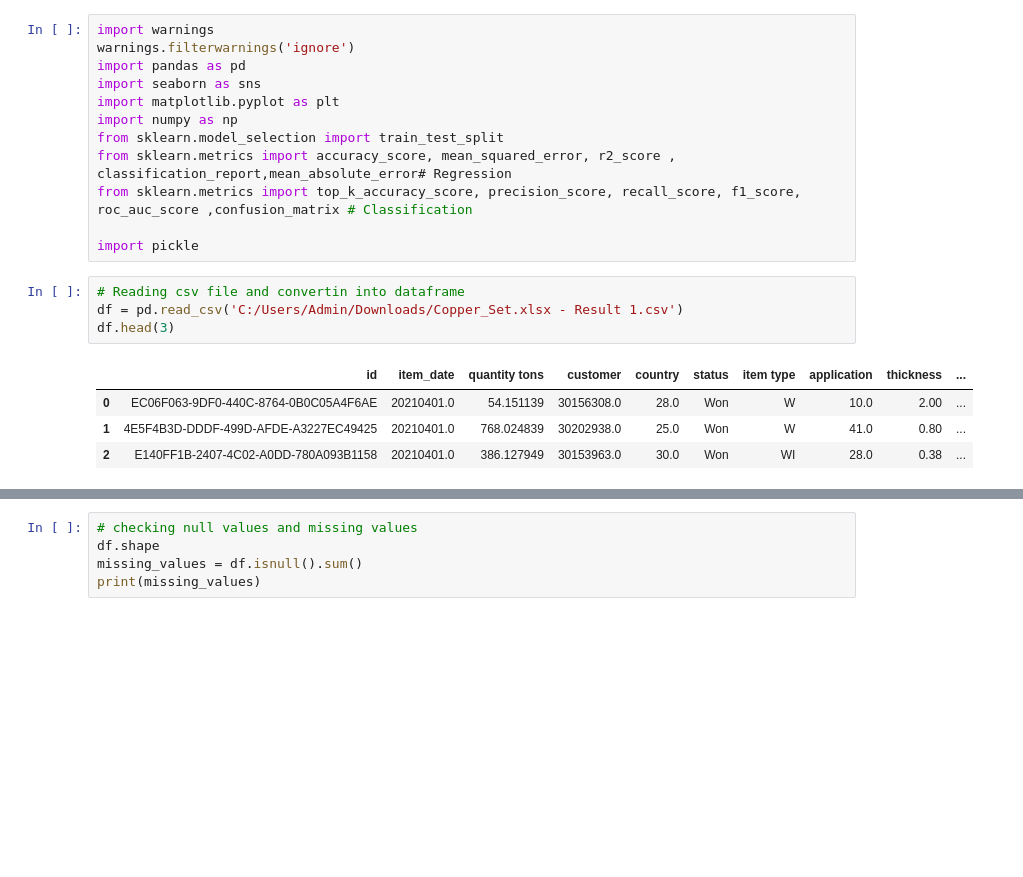
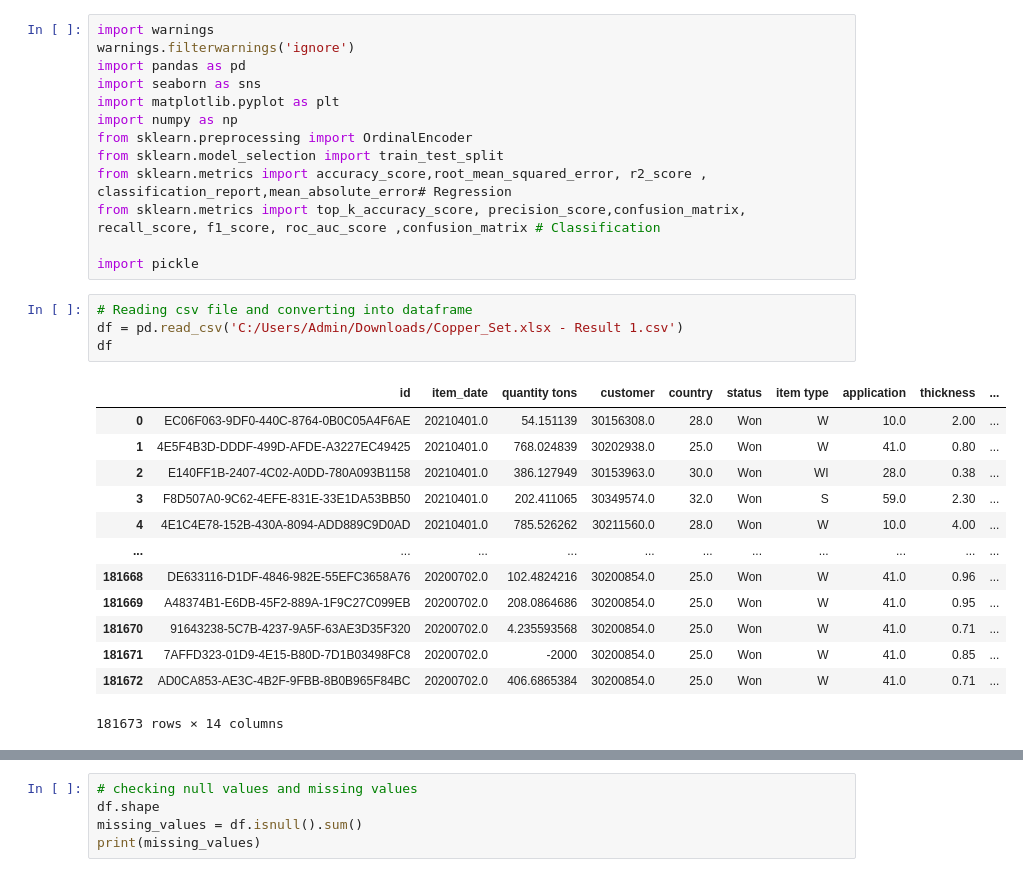
Before and after one commit to Sugumar-B/IndustrialCopperModeling, a Jupyter notebook: copper_modeling.ipynb, the cells around one changed output, grey strips where cells are left out. Cells and saved outputs as stored; diff of their text form; blank space fills up the shorter version.

```diff
--- a/copper_modeling.ipynb
+++ b/copper_modeling.ipynb
@@ -5,17 +5,27 @@ import pandas as pd
 import seaborn as sns
 import matplotlib.pyplot as plt
 import numpy as np
+from sklearn.preprocessing import OrdinalEncoder
 from sklearn.model_selection import train_test_split
-from sklearn.metrics import accuracy_score, mean_squared_error, r2_score , classification_report,mean_absolute_error# Regression
-from sklearn.metrics import top_k_accuracy_score, precision_score, recall_score, f1_score, roc_auc_score ,confusion_matrix # Classification
+from sklearn.metrics import accuracy_score,root_mean_squared_error, r2_score , classification_report,mean_absolute_error# Regression
+from sklearn.metrics import top_k_accuracy_score, precision_score,confusion_matrix, recall_score, f1_score, roc_auc_score ,confusion_matrix # Classification
 
 import pickle
 # %%
-# Reading csv file and convertin into dataframe
+# Reading csv file and converting into dataframe
 df = pd.read_csv('C:/Users/Admin/Downloads/Copper_Set.xlsx - Result 1.csv')
-df.head(3)
+df
 # %% [output]
 |  | id | item_date | quantity tons | customer | country | status | item type | application | thickness | ... |
 | 0 | EC06F063-9DF0-440C-8764-0B0C05A4F6AE | 20210401.0 | 54.151139 | 30156308.0 | 28.0 | Won | W | 10.0 | 2.00 | ... |
 | 1 | 4E5F4B3D-DDDF-499D-AFDE-A3227EC49425 | 20210401.0 | 768.024839 | 30202938.0 | 25.0 | Won | W | 41.0 | 0.80 | ... |
 | 2 | E140FF1B-2407-4C02-A0DD-780A093B1158 | 20210401.0 | 386.127949 | 30153963.0 | 30.0 | Won | WI | 28.0 | 0.38 | ... |
+| 3 | F8D507A0-9C62-4EFE-831E-33E1DA53BB50 | 20210401.0 | 202.411065 | 30349574.0 | 32.0 | Won | S | 59.0 | 2.30 | ... |
+| 4 | 4E1C4E78-152B-430A-8094-ADD889C9D0AD | 20210401.0 | 785.526262 | 30211560.0 | 28.0 | Won | W | 10.0 | 4.00 | ... |
+| ... | ... | ... | ... | ... | ... | ... | ... | ... | ... | ... |
+| 181668 | DE633116-D1DF-4846-982E-55EFC3658A76 | 20200702.0 | 102.4824216 | 30200854.0 | 25.0 | Won | W | 41.0 | 0.96 | ... |
+| 181669 | A48374B1-E6DB-45F2-889A-1F9C27C099EB | 20200702.0 | 208.0864686 | 30200854.0 | 25.0 | Won | W | 41.0 | 0.95 | ... |
+| 181670 | 91643238-5C7B-4237-9A5F-63AE3D35F320 | 20200702.0 | 4.235593568 | 30200854.0 | 25.0 | Won | W | 41.0 | 0.71 | ... |
+| 181671 | 7AFFD323-01D9-4E15-B80D-7D1B03498FC8 | 20200702.0 | -2000 | 30200854.0 | 25.0 | Won | W | 41.0 | 0.85 | ... |
+| 181672 | AD0CA853-AE3C-4B2F-9FBB-8B0B965F84BC | 20200702.0 | 406.6865384 | 30200854.0 | 25.0 | Won | W | 41.0 | 0.71 | ... |
+181673 rows × 14 columns
```
Also changed, not shown: parts of 89 cells of this notebook, 1 other file.
